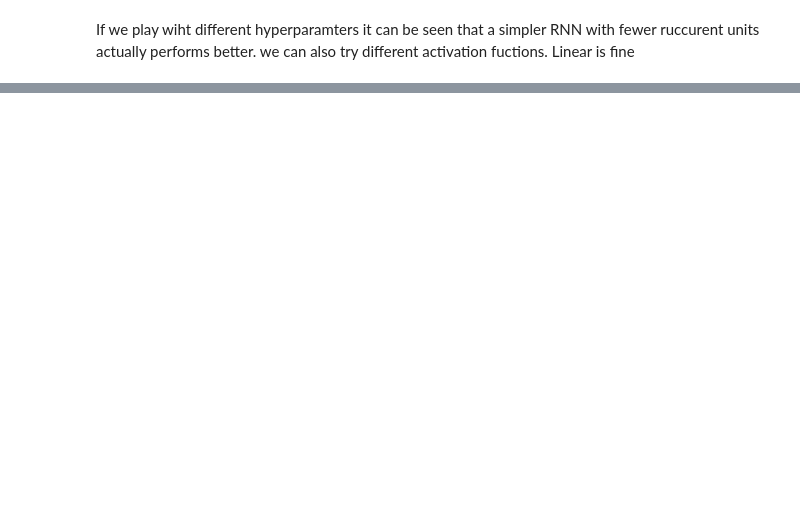
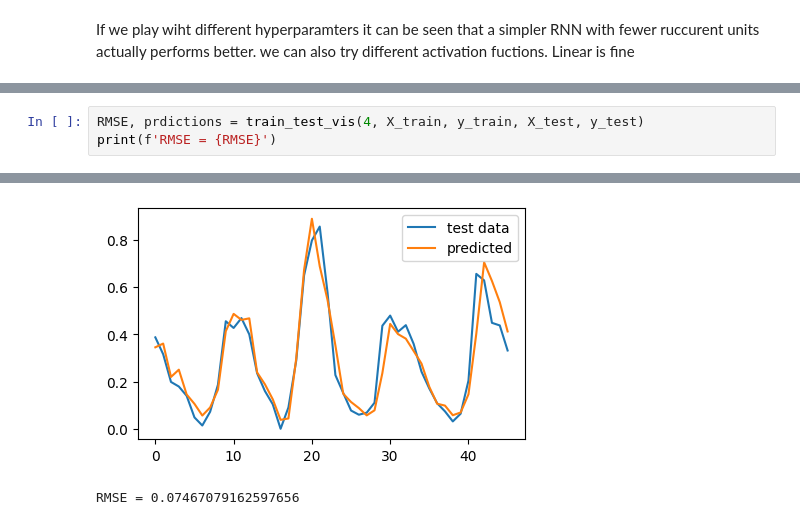
Before and after one commit to Integrall11/RNN-pyhthon-implementation, a Jupyter notebook: Main code.ipynb, the cells around one changed output, grey strips where cells are left out. Cells and saved outputs as stored; diff of their text form; blank space fills up the shorter version.

```diff
--- a/Main code.ipynb
+++ b/Main code.ipynb
@@ -125,0 +231,4 @@ If we play wiht different hyperparamters it can be seen that a simpler RNN with
+# %%
+RMSE, prdictions = train_test_vis(4, X_train, y_train, X_test, y_test)
+print(f'RMSE = {RMSE}')
+# %% [output]
@@ -125,0 +237,2 @@ If we play wiht different hyperparamters it can be seen that a simpler RNN with
+[figure, added]
+RMSE = 0.07467079162597656
```
Also changed, not shown: parts of 14 cells of this notebook.
